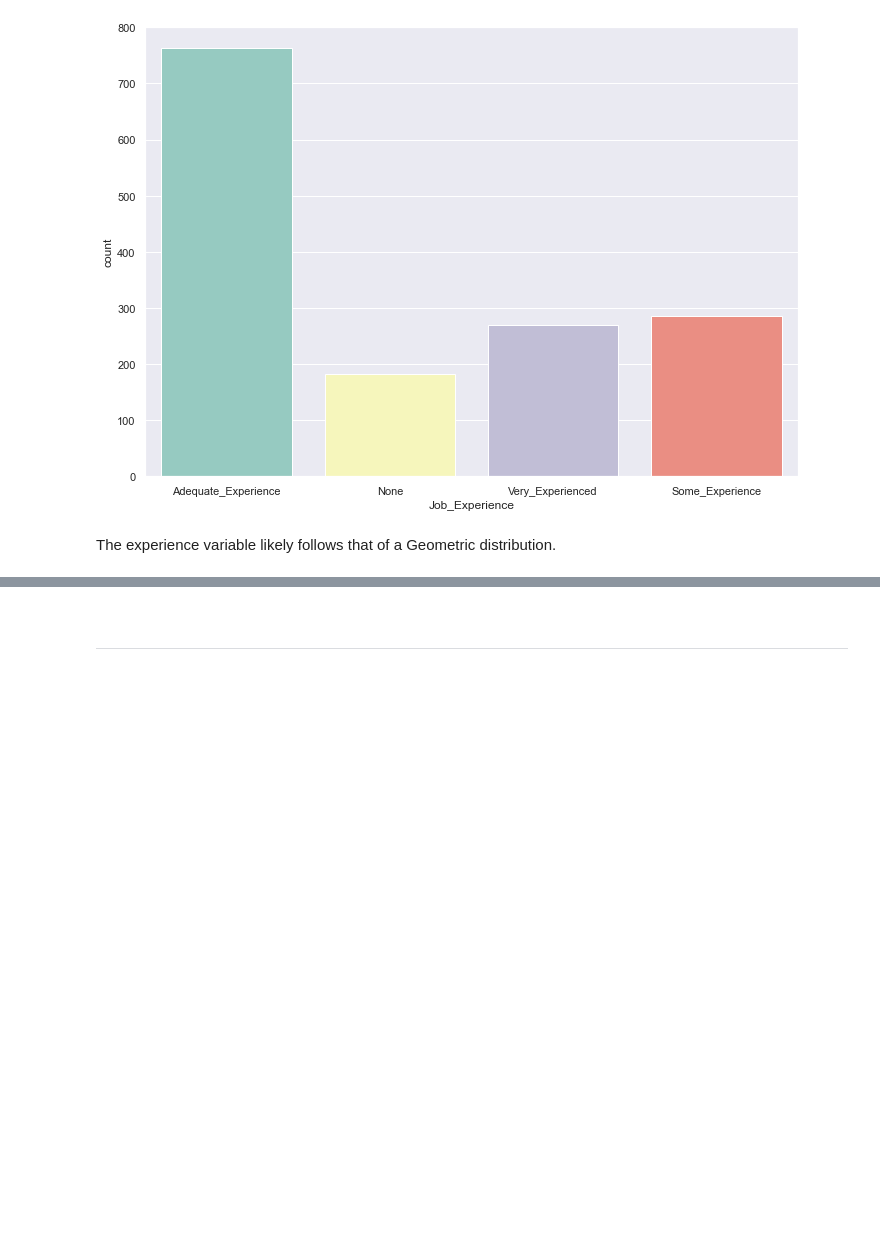
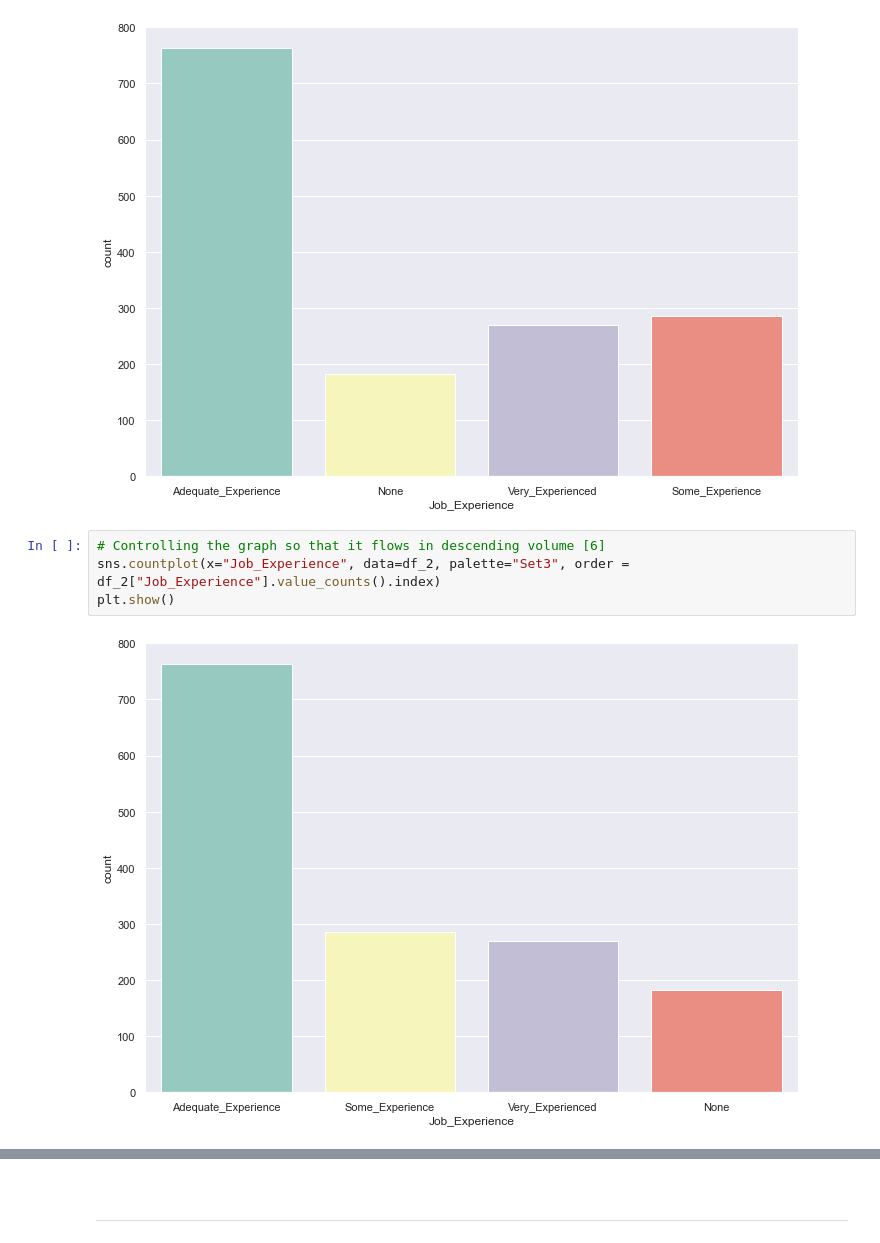
Before and after one commit to Deego88/Programming_for_Data_Analysis_Project_2020, a Jupyter notebook: Programming_for_Data_Analysis_Project_2020.ipynb, the cells around one changed output, grey strips where cells are left out. Cells and saved outputs as stored; diff of their text form; blank space fills up the shorter version.

```diff
--- a/Programming_for_Data_Analysis_Project_2020.ipynb
+++ b/Programming_for_Data_Analysis_Project_2020.ipynb
@@ -454,5 +454,9 @@ sns.countplot(x="Job_Experience", data=df_2, palette="Set3",)
 plt.show()
 # %% [output]
 [figure]
-# %% [markdown]
-The experience variable likely follows that of a Geometric distribution.
+# %%
+# Controlling the graph so that it flows in descending volume [6]
+sns.countplot(x="Job_Experience", data=df_2, palette="Set3", order = df_2["Job_Experience"].value_counts().index)
+plt.show()
+# %% [output]
+[figure, added]
```
Also changed, not shown: parts of 73 cells of this notebook, 1 other file.
